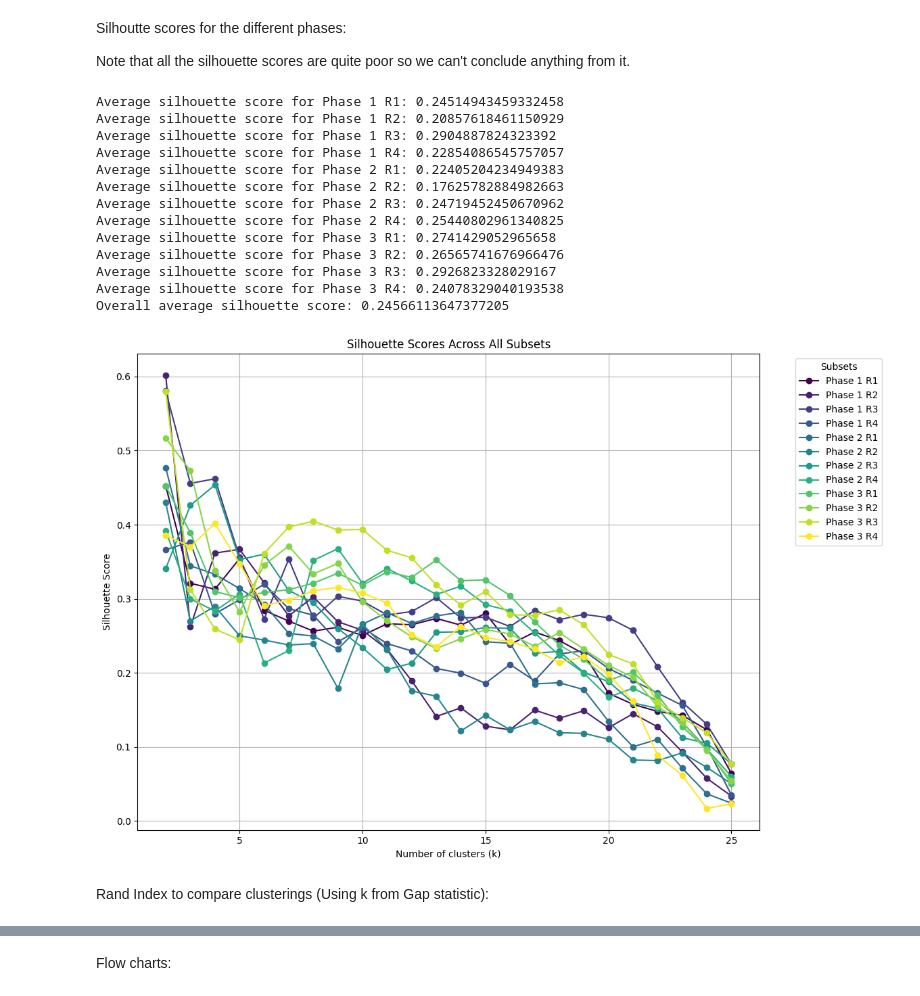
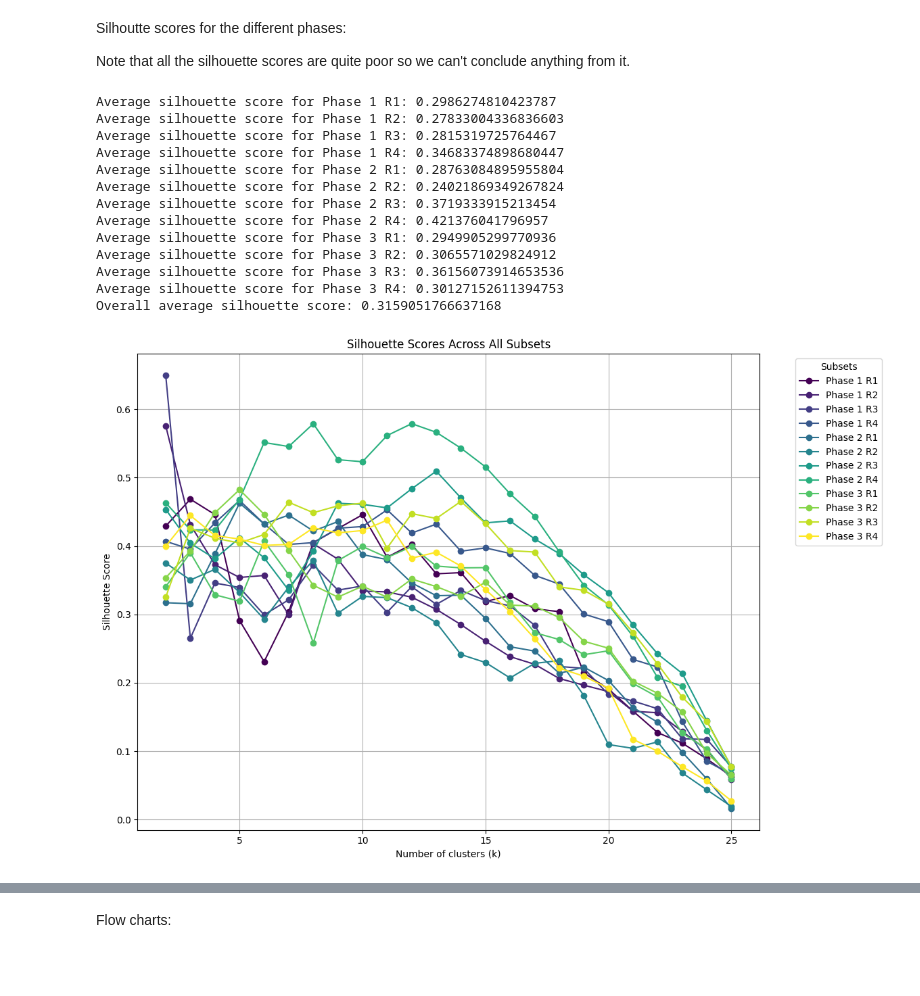
Before and after one commit to lukyrasocha/emo-stress, a Jupyter notebook: main.ipynb, the cells around one changed output, grey strips where cells are left out. Cells and saved outputs as stored; diff of their text form; code cells hidden in the pictures; blank space fills up the shorter version.

```diff
--- a/main.ipynb
+++ b/main.ipynb
@@ -169,20 +215,24 @@ Emotions:
 # DO PCA
 DO_PCA = False
 
+X = data.copy()
 
+# Scale the data
+scaler = StandardScaler()
+X[features] = scaler.fit_transform(X[features])
 
-X_phase1_r1 = data[(data["Phase"] == 1) & (data["Round"].isin([1]))][features]
-X_phase1_r2 = data[(data["Phase"] == 1) & (data["Round"].isin([2]))][features]
-X_phase1_r3 = data[(data["Phase"] == 1) & (data["Round"].isin([3]))][features]
-X_phase1_r4 = data[(data["Phase"] == 1) & (data["Round"].isin([4]))][features]
-X_phase2_r1 = data[(data["Phase"] == 2) & (data["Round"].isin([1]))][features]
-X_phase2_r2 = data[(data["Phase"] == 2) & (data["Round"].isin([2]))][features]
-X_phase2_r3 = data[(data["Phase"] == 2) & (data["Round"].isin([3]))][features]
-X_phase2_r4 = data[(data["Phase"] == 2) & (data["Round"].isin([4]))][features]
-X_phase3_r1 = data[(data["Phase"] == 3) & (data["Round"].isin([1]))][features]
-X_phase3_r2 = data[(data["Phase"] == 3) & (data["Round"].isin([2]))][features]
-X_phase3_r3 = data[(data["Phase"] == 3) & (data["Round"].isin([3]))][features]
-X_phase3_r4 = data[(data["Phase"] == 3) & (data["Round"].isin([4]))][features]
+X_phase1_r1 = X[(X["Phase"] == 1) & (X["Round"].isin([1]))][features]
+X_phase1_r2 = X[(X["Phase"] == 1) & (X["Round"].isin([2]))][features]
+X_phase1_r3 = X[(X["Phase"] == 1) & (X["Round"].isin([3]))][features]
+X_phase1_r4 = X[(X["Phase"] == 1) & (X["Round"].isin([4]))][features]
+X_phase2_r1 = X[(X["Phase"] == 2) & (X["Round"].isin([1]))][features]
+X_phase2_r2 = X[(X["Phase"] == 2) & (X["Round"].isin([2]))][features]
+X_phase2_r3 = X[(X["Phase"] == 2) & (X["Round"].isin([3]))][features]
+X_phase2_r4 = X[(X["Phase"] == 2) & (X["Round"].isin([4]))][features]
+X_phase3_r1 = X[(X["Phase"] == 3) & (X["Round"].isin([1]))][features]
+X_phase3_r2 = X[(X["Phase"] == 3) & (X["Round"].isin([2]))][features]
+X_phase3_r3 = X[(X["Phase"] == 3) & (X["Round"].isin([3]))][features]
+X_phase3_r4 = X[(X["Phase"] == 3) & (X["Round"].isin([4]))][features]
 
 data_subsets = [
     X_phase1_r1, X_phase1_r2, X_phase1_r3, X_phase1_r4,
@@ -198,10 +248,11 @@ subset_names = [
 ]
 
 # Initialize the scaler
-scaler = StandardScaler()
+#scaler = StandardScaler()
 
 # Scale all data subsets at once
-scaled_data_subsets = [scaler.fit_transform(subset) for subset in data_subsets]
+#scaled_data_subsets = [scaler.fit_transform(subset) for subset in data_subsets]
+scaled_data_subsets = data_subsets
 
 
 # Apply PCA
@@ -210,7 +261,7 @@ from sklearn.decomposition import PCA
 # Initialize PCA
 
 if DO_PCA:
-    pca = PCA(n_components=1)
+    pca = PCA(n_components=2)
 
     # Apply PCA to the scaled data USING ALL PHYSIOLOGICAL FEATURES
     pca_data_subsets = [pca.fit_transform(scaled_subset) for scaled_subset in scaled_data_subsets]
@@ -437,6 +534,7 @@ from sklearn.metrics import silhouette_score
 from sklearn.preprocessing import StandardScaler
 
 # Assuming scaled_data_subsets and subset_names are already defined as in previous context
+
 
 # Range of k values to try
 k_values = range(2, 26)
@@ -461,46 +559,46 @@ plt.figure(figsize=(14, 8))
 colors = plt.cm.viridis(np.linspace(0, 1, len(scaled_data_subsets)))
 
 # Calculate and plot silhouette scores for each scaled subset
 overall_scores = []
+score_records = []
 for i, scaled_data in enumerate(scaled_data_subsets):
     # Calculate silhouette scores
     scores = calculate_silhouette_scores(scaled_data)
 
     # Plot silhouette scores
     plt.plot([k for k in k_values if scores[k-2] is not None],
             [score for score in scores if score is not None],
             marker='o', linestyle='-', color=colors[i], label=subset_names[i])
 
     # print average silhouette score
     print(f"Average silhouette score for {subset_names[i]}: {np.mean(scores)}")
     overall_scores.append(np.mean(scores))
+    score_records.append(scores)
 
 # Overall average silhouette score
 print(f"Overall average silhouette score: {np.mean(overall_scores)}")
 
 # Add plot details
 plt.title('Silhouette Scores Across All Subsets')
 plt.xlabel('Number of clusters (k)')
 plt.ylabel('Silhouette Score')
 plt.legend(title='Subsets', bbox_to_anchor=(1.05, 1), loc='upper left')
 plt.grid(True)
 plt.tight_layout(rect=[0,0,0.85,1])  # Adjust layout to make room for the legend
 
 plt.show()
 # %% [output]
-Average silhouette score for Phase 1 R1: 0.24514943459332458
-Average silhouette score for Phase 1 R2: 0.20857618461150929
-Average silhouette score for Phase 1 R3: 0.2904887824323392
-Average silhouette score for Phase 1 R4: 0.22854086545757057
-Average silhouette score for Phase 2 R1: 0.22405204234949383
-Average silhouette score for Phase 2 R2: 0.17625782884982663
-Average silhouette score for Phase 2 R3: 0.24719452450670962
-Average silhouette score for Phase 2 R4: 0.25440802961340825
-Average silhouette score for Phase 3 R1: 0.2741429052965658
-Average silhouette score for Phase 3 R2: 0.26565741676966476
-Average silhouette score for Phase 3 R3: 0.2926823328029167
-Average silhouette score for Phase 3 R4: 0.24078329040193538
-Overall average silhouette score: 0.24566113647377205
+Average silhouette score for Phase 1 R1: 0.2986274810423787
+Average silhouette score for Phase 1 R2: 0.27833004336836603
+Average silhouette score for Phase 1 R3: 0.2815319725764467
+Average silhouette score for Phase 1 R4: 0.34683374898680447
+Average silhouette score for Phase 2 R1: 0.28763084895955804
+Average silhouette score for Phase 2 R2: 0.24021869349267824
+Average silhouette score for Phase 2 R3: 0.3719333915213454
+Average silhouette score for Phase 2 R4: 0.421376041796957
+Average silhouette score for Phase 3 R1: 0.2949905299770936
+Average silhouette score for Phase 3 R2: 0.3065571029824912
+Average silhouette score for Phase 3 R3: 0.36156073914653536
+Average silhouette score for Phase 3 R4: 0.30127152611394753
+Overall average silhouette score: 0.3159051766637168
-[figure, old version]
+[figure, new version]
-# %% [markdown]
-Rand Index to compare clusterings (Using k from Gap statistic):
```
Also changed, not shown: parts of 14 cells of this notebook, 23 other files.
